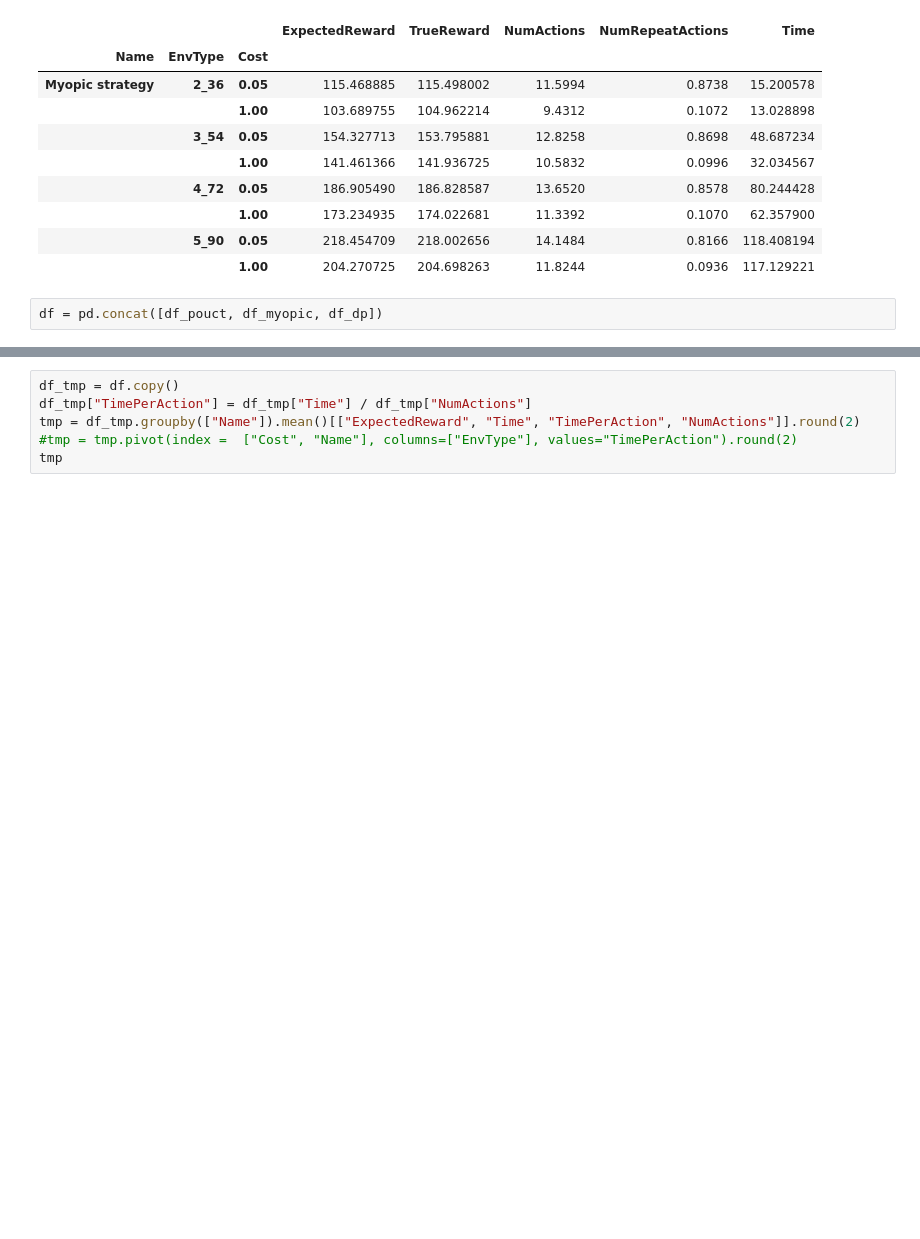
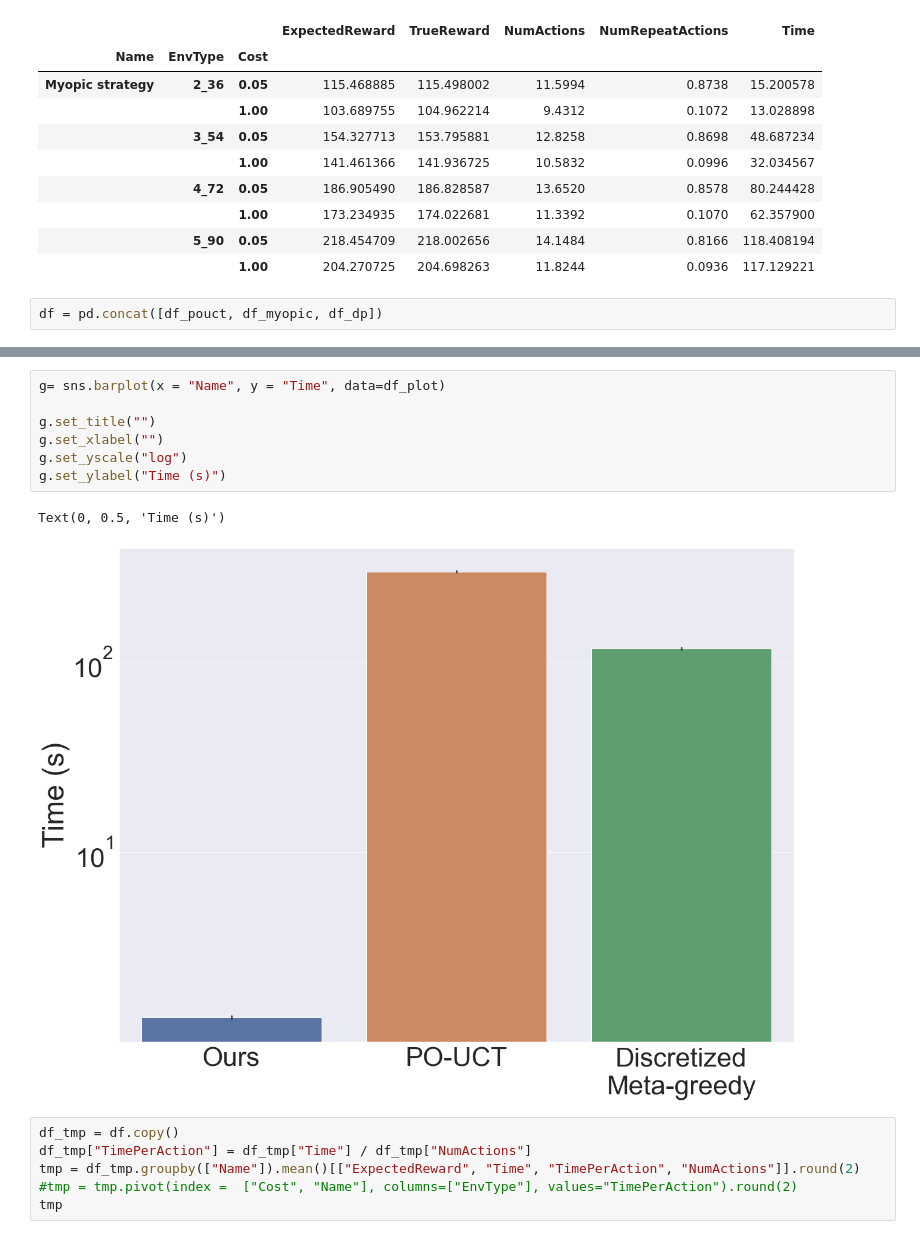
Before and after one commit to RationalityEnhancementGroup/MGPO-SSD, a Jupyter notebook: simulation_data_analysis.ipynb, the cells around one changed output, grey strips where cells are left out. Drawn from its saved outputs; the diff is of its cells as text; blank space fills up the shorter version.

```diff
--- a/simulation_data_analysis.ipynb
+++ b/simulation_data_analysis.ipynb
@@ -88,3 +123,13 @@ df = pd.concat([df_pouct, df_myopic, df_dp])
+# %%
+g= sns.barplot(x = "Name", y = "Time", data=df_plot)
+
+g.set_title("")
+g.set_xlabel("")
+g.set_yscale("log")
+g.set_ylabel("Time (s)")
+# %% [output]
+Text(0, 0.5, 'Time (s)')
+[figure, added]
 # %%
 df_tmp = df.copy()
 df_tmp["TimePerAction"] = df_tmp["Time"] / df_tmp["NumActions"]
```
Also changed, not shown: parts of 2 cells of this notebook, 5 other files.
